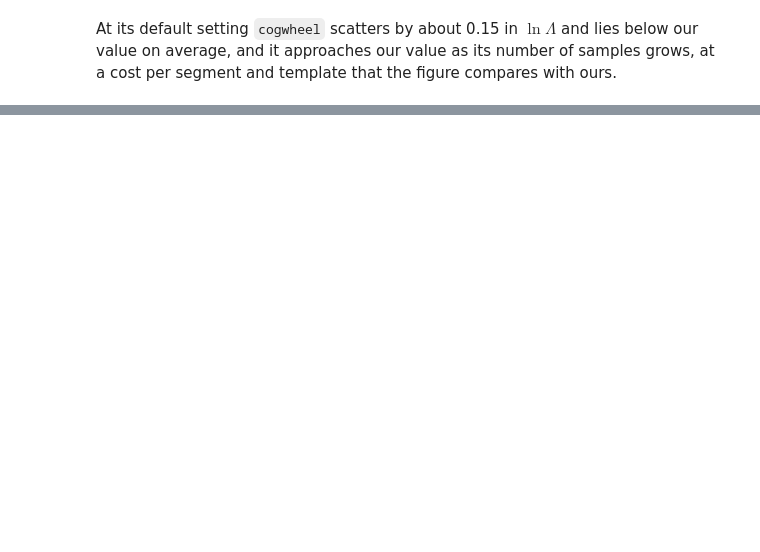
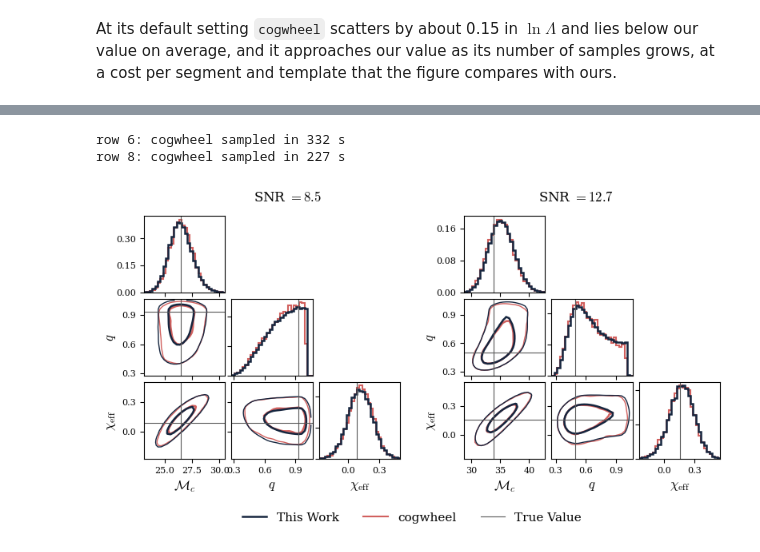
Before and after one commit to dmatter1391/exmarg, a Jupyter notebook: notebooks/06_cogwheel.ipynb, the cells around one changed output, grey strips where cells are left out. Saved outputs shown, nothing was run; the diff lists cells and outputs as text; code cells hidden in the pictures; blank space fills up the shorter version.

```diff
--- a/notebooks/06_cogwheel.ipynb
+++ b/notebooks/06_cogwheel.ipynb
@@ -84,0 +109,45 @@ approaches our value as its number of samples grows, at a cost per segment and t
+# %%
+import figures_validation as figures
+
+bank3 = np.load('../data/banks/three_parameters.npy')
+pieces = np.array_split(np.arange(len(bank3)), 10)
+store_gpu = search.load_redshift_store('../tables/redshift', pinned=True)
+rows_pe = [6, 8]
+ln_lambda = np.zeros((len(rows_pe), len(bank3)))
+for piece in pieces:
+    templates = search.mass_bank(bank3[piece], segments, 'gpu')
+    ln_lambda[:, piece] = search.pe_intrinsic(segments, templates, store_gpu, rows=rows_pe, prior='volume', resident=True)['ln_lambda']
+
+def chirp_mass(M, q):
+    return M * (q / (1 + q) ** 2) ** 0.6
+
+M, q, chi = bank3[:, 0], bank3[:, 1], bank3[:, 2]
+cell = np.ones(len(bank3))
+for axis in (M, q, chi):
+    values = np.unique(axis)
+    cell = cell * np.gradient(values)[np.searchsorted(values, axis)]
+truth = np.load(segments)
+rng = np.random.default_rng(1)
+panels = []
+for e, row in enumerate(rows_pe):
+    lp = ln_lambda[e] + np.log(cell / cell.sum())
+    weights = np.exp(lp - lp.max())
+    pick = rng.choice(len(bank3), size=200000, p=weights / weights.sum())
+    ours = {}
+    for name, axis in (('M', M), ('q', q), ('chi', chi)):
+        values = np.unique(axis)
+        width = np.gradient(values)[np.searchsorted(values, axis)]
+        ours[name] = axis[pick] + (rng.random(pick.size) - 0.5) * width[pick]
+    c = np.load('../data/results/cogwheel_pe_row%d.npz' % row)
+    keep = (c['M'] >= 20) & (c['M'] <= 200)
+    w = c['weights'][keep] * (1 + c['q'][keep]) ** 2 / c['M'][keep]
+    panels.append(dict(ours_Mc=chirp_mass(ours['M'], ours['q']), ours_q=ours['q'], ours_chi=ours['chi'],
+                       cog_Mc=chirp_mass(c['M'][keep], c['q'][keep]), cog_q=c['q'][keep], cog_chi=c['chi'][keep], cog_weight=w,
+                       true_Mc=chirp_mass(truth['true_M_det'][row], truth['true_q'][row]), true_q=truth['true_q'][row],
+                       true_chi=truth['true_chi'][row], rho=truth['snr'][row]))
+    print('row %d: cogwheel sampled in %.0f s' % (row, float(c['seconds'])))
+figures.fig_corner_cogwheel(panels)
+# %% [output]
+row 6: cogwheel sampled in 332 s
+row 8: cogwheel sampled in 227 s
+[figure, added]
```
Also changed, not shown: parts of 7 cells of this notebook, 8 other files.
